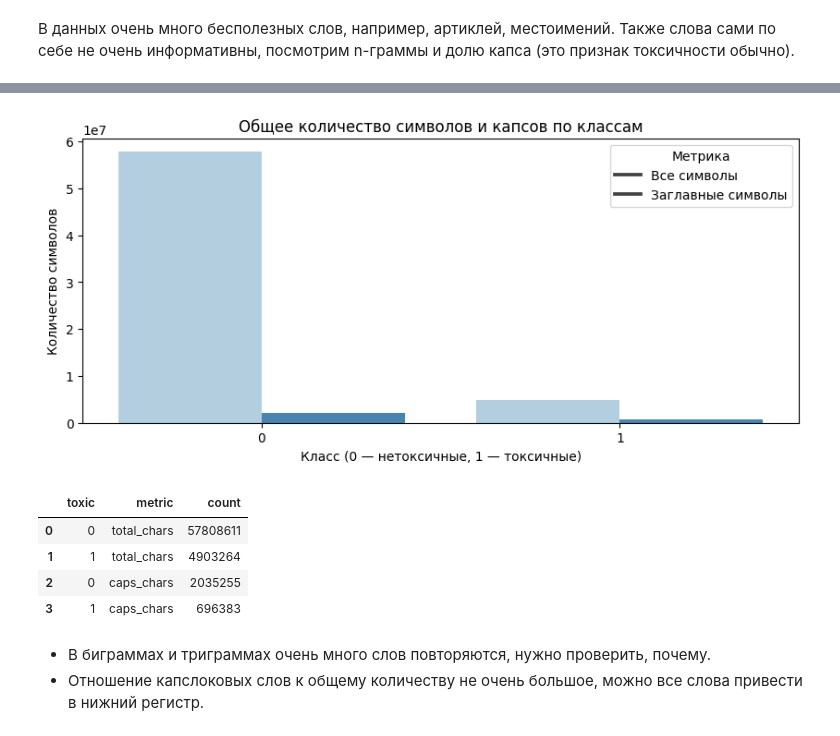
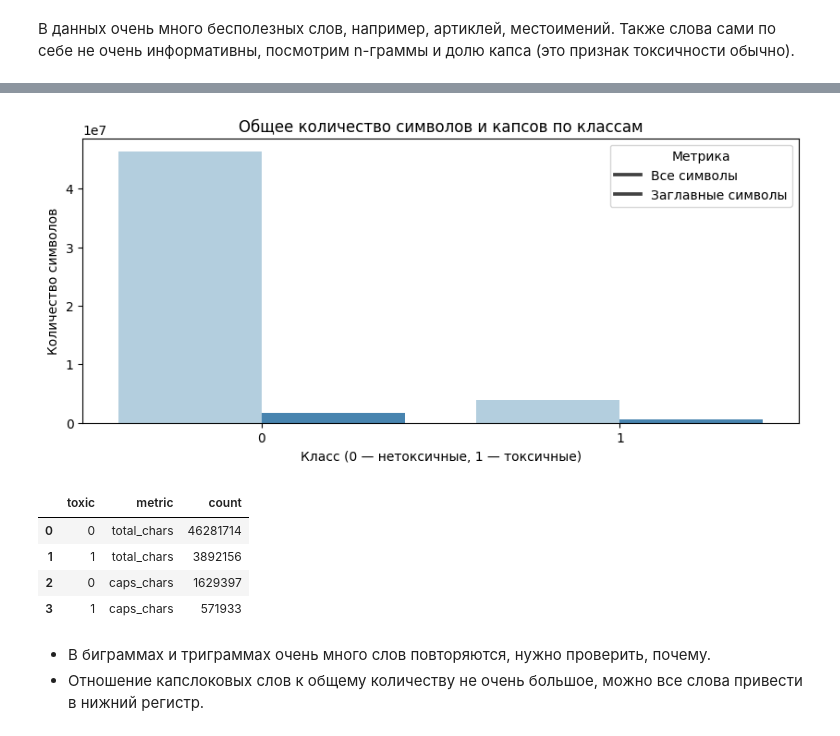
Before and after one commit to legonc/Study-ToxicComment, a Jupyter notebook: notebooks/Study-ToxicComment.ipynb, the cells around one changed output, grey strips where cells are left out. Drawn from its saved outputs; the diff is of its cells as text; code cells hidden in the pictures.

```diff
--- a/notebooks/Study-ToxicComment.ipynb
+++ b/notebooks/Study-ToxicComment.ipynb
@@ -120,10 +137,10 @@ nltk.download('stopwords')
 True
 # %%
 try:
-    df = pd.read_csv('notebooks/toxic_comments.csv')
+    df = pd.read_csv("D:\\dev\\github\\Study-ToxicComment\\data\\toxic_comments.csv", index_col=0)
     print('загружено локально')
 except:
-    df = pd.read_csv('https://code.s3.yandex.net/datasets/toxic_comments.csv')
+    df = pd.read_csv('https://code.s3.yandex.net/datasets/toxic_comments.csv', index_col=0)
     print('загружено удаленно')
 # %% [output]
 загружено удаленно
@@ -191,6 +221,6 @@ dtype: int64
 # %%
 # анализ длины текстов
-df['text_length'] = df['text'].apply(len)
+df['text_length'] = df['text'].progress_apply(len)
 print("\nСтатистика длины текстов:")
 print(df['text_length'].describe())
 # %% [output]
@@ -228,5 +260,10 @@ plt.show()
+# %%
+# разделение на train/test
+df, test = train_test_split(
+    df,
+    test_size=TEST_SIZE,
+    random_state=RANDOM_STATE,
+    stratify=df['toxic']
+)
 # %% [markdown]
 Для начала удалю избыточный столбец
-# %%
-df = df.drop(columns=['Unnamed: 0'])
-df.shape, df.columns
@@ -365,29 +441,29 @@ get_top_words_and_ngrams(toxic_texts, ngram_range=(3, 3))
 # %%
 # считаем количество символов и капсов по классам
 df['total_chars'] = df['text'].str.len()
-df['caps_chars'] = df['text'].apply(lambda x: sum(1 for c in x if c.isupper()))
+df['caps_chars'] = df['text'].progress_apply(lambda x: sum(1 for c in x if c.isupper()))
 
 agg = df.groupby('toxic')[['total_chars', 'caps_chars']].sum().reset_index()
 
 # визуализация
 agg_melted = agg.melt(id_vars='toxic', value_vars=['total_chars', 'caps_chars'],
                       var_name='metric', value_name='count')
 
 plt.figure(figsize=(10,4))
 sns.barplot(x='toxic', y='count', hue='metric', data=agg_melted, palette='Blues')
 plt.title('Общее количество символов и капсов по классам')
 plt.xlabel('Класс (0 — нетоксичные, 1 — токсичные)')
 plt.ylabel('Количество символов')
 plt.legend(title='Метрика', labels=['Все символы', 'Заглавные символы'])
 plt.show()
 agg_melted
 # %% [output]
-[figure, old version]
+[figure, new version]
 |  | toxic | metric | count |
-| 0 | 0 | total_chars | 57808611 |
-| 1 | 1 | total_chars | 4903264 |
-| 2 | 0 | caps_chars | 2035255 |
-| 3 | 1 | caps_chars | 696383 |
+| 0 | 0 | total_chars | 46281714 |
+| 1 | 1 | total_chars | 3892156 |
+| 2 | 0 | caps_chars | 1629397 |
+| 3 | 1 | caps_chars | 571933 |
 # %% [markdown]
 - В биграммах и триграммах очень много слов повторяются, нужно проверить, почему.
 - Отношение капслоковых слов к общему количеству не очень большое, можно все слова привести в нижний регистр.
```
Also changed, not shown: parts of 120 cells of this notebook, 1 other file.
